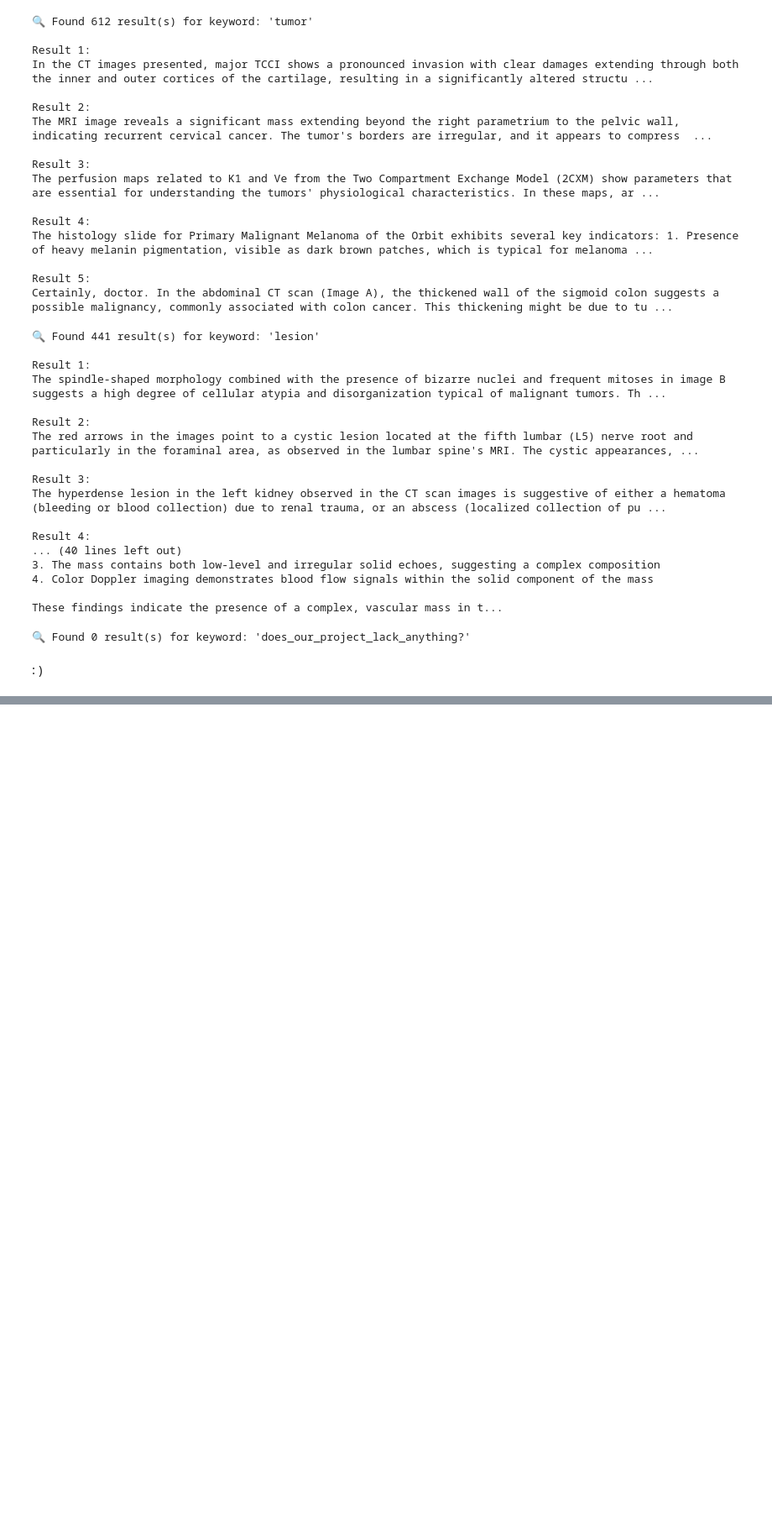
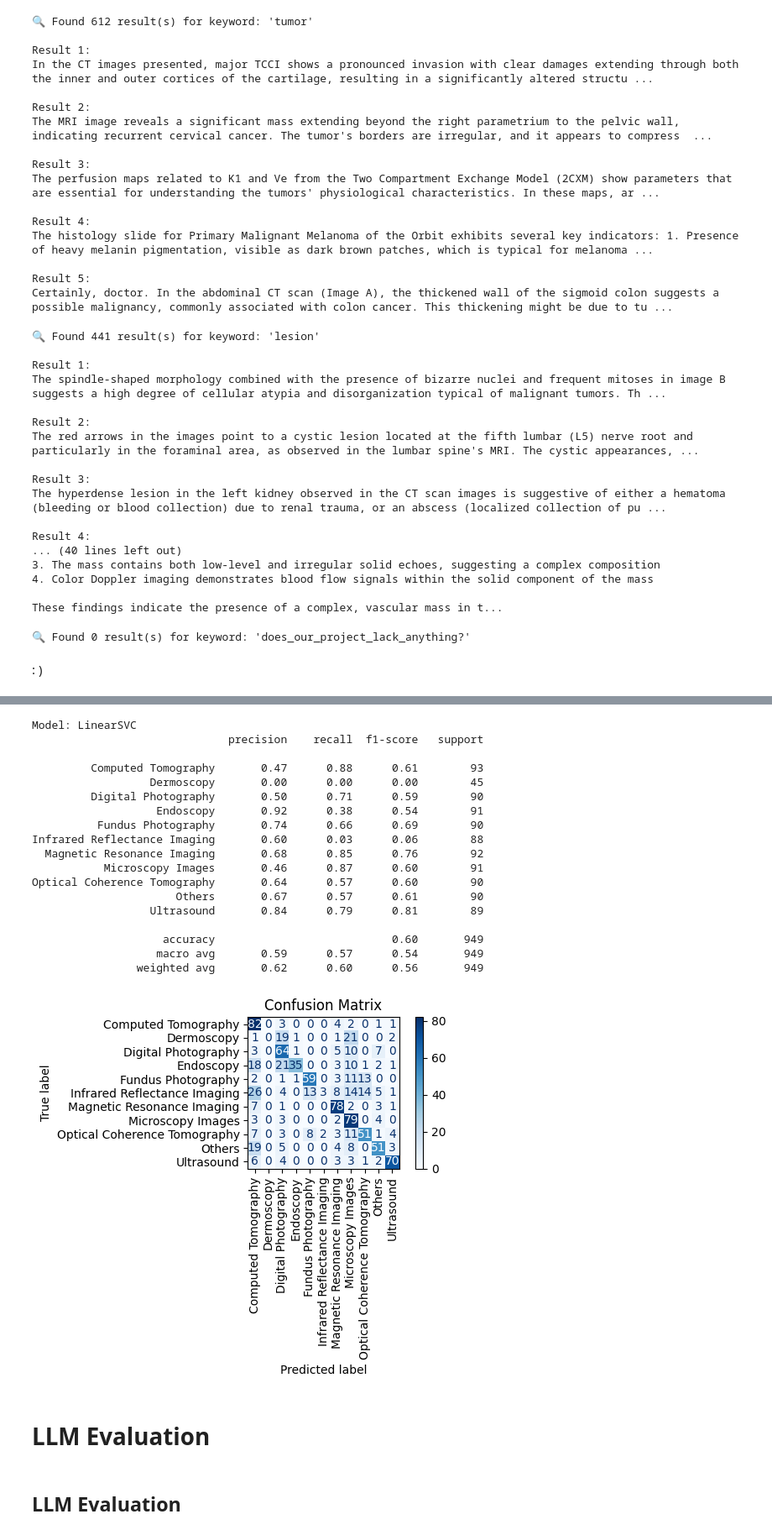
Before and after one commit to Morteza-Kazemi/PubMedVision-NLP-Project, a Jupyter notebook: PubMedVision_NLP_Group_Project.ipynb, the cells around one changed output, grey strips where cells are left out. Shown at 84% size. Cells and saved outputs as stored; diff of their text form; code cells hidden in the pictures; blank space fills up the shorter version.

```diff
--- a/PubMedVision_NLP_Group_Project.ipynb
+++ b/PubMedVision_NLP_Group_Project.ipynb
@@ -1018,0 +3673,5 @@ keyword_search("does_our_project_lack_anything?")
+# %%
+# hyperparameters
+lr = 2.4313744500650368e-05
+batch_size = 16
+num_epochs = 3
@@ -1018,0 +3914,55 @@ keyword_search("does_our_project_lack_anything?")
+# %%
+from sklearn.feature_extraction.text import TfidfVectorizer
+from sklearn.pipeline import Pipeline
+from sklearn.metrics import classification_report, confusion_matrix, ConfusionMatrixDisplay
+from sklearn.svm             import LinearSVC
+import matplotlib.pyplot as plt
+
+def build_linearsvc_pipeline(model, max_features=1000, ngram_range=(1,1)):
+    tfidf = TfidfVectorizer(max_features=max_features, ngram_range=ngram_range)
+    svc_pipe = Pipeline([
+    ("tfidf", tfidf),
+    ("clf",   model),])
+    return svc_pipe
+
+def run_linearsvc_experiment(model, le, max_features=1000, ngram_range=(1,1), stratify=True, random_state=42):
+
+    pipe = build_linearsvc_pipeline(model, max_features, ngram_range)
+    pipe.fit(X_train, y_train)
+    y_pred = pipe.predict(X_test)
+
+    print(f"Model: {model.__class__.__name__}")
+    print(classification_report(y_test, y_pred, target_names=le.classes_))
+
+    # Confusion Matrix
+    cm = confusion_matrix(y_test, y_pred)
+    disp = ConfusionMatrixDisplay(confusion_matrix=cm, display_labels=le.classes_)
+    disp.plot(xticks_rotation=90, cmap="Blues")
+    plt.title("Confusion Matrix")
+    plt.tight_layout()
+    plt.show()
+# %%
+lsvc = LinearSVC(C=0.3,max_iter=1000,random_state=42)
+run_linearsvc_experiment(lsvc, le, max_features=10000, ngram_range=(1,2))
+# %% [output]
+Model: LinearSVC
+                              precision    recall  f1-score   support
+
+         Computed Tomography       0.47      0.88      0.61        93
+                  Dermoscopy       0.00      0.00      0.00        45
+         Digital Photography       0.50      0.71      0.59        90
+                   Endoscopy       0.92      0.38      0.54        91
+          Fundus Photography       0.74      0.66      0.69        90
+Infrared Reflectance Imaging       0.60      0.03      0.06        88
+  Magnetic Resonance Imaging       0.68      0.85      0.76        92
+           Microscopy Images       0.46      0.87      0.60        91
+Optical Coherence Tomography       0.64      0.57      0.60        90
+                      Others       0.67      0.57      0.61        90
+                  Ultrasound       0.84      0.79      0.81        89
+
+                    accuracy                           0.60       949
+                   macro avg       0.59      0.57      0.54       949
+                weighted avg       0.62      0.60      0.56       949
+[figure, added]
+# %% [markdown]
+# LLM Evaluation
@@ -1018,0 +3978,2 @@ keyword_search("does_our_project_lack_anything?")
+# %% [markdown]
+## LLM Evaluation
```
Also changed, not shown: parts of 213 cells of this notebook.
